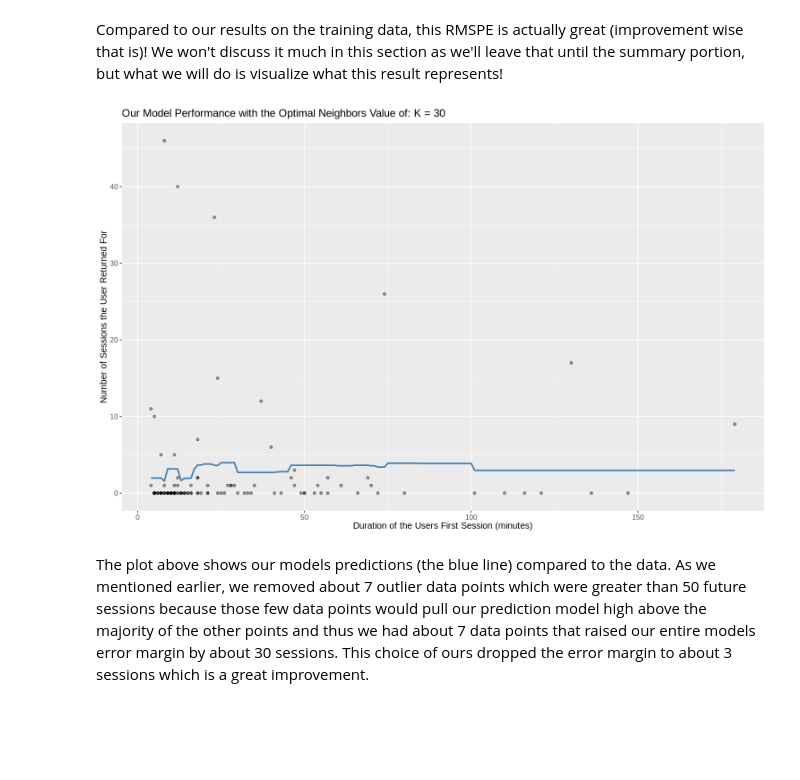
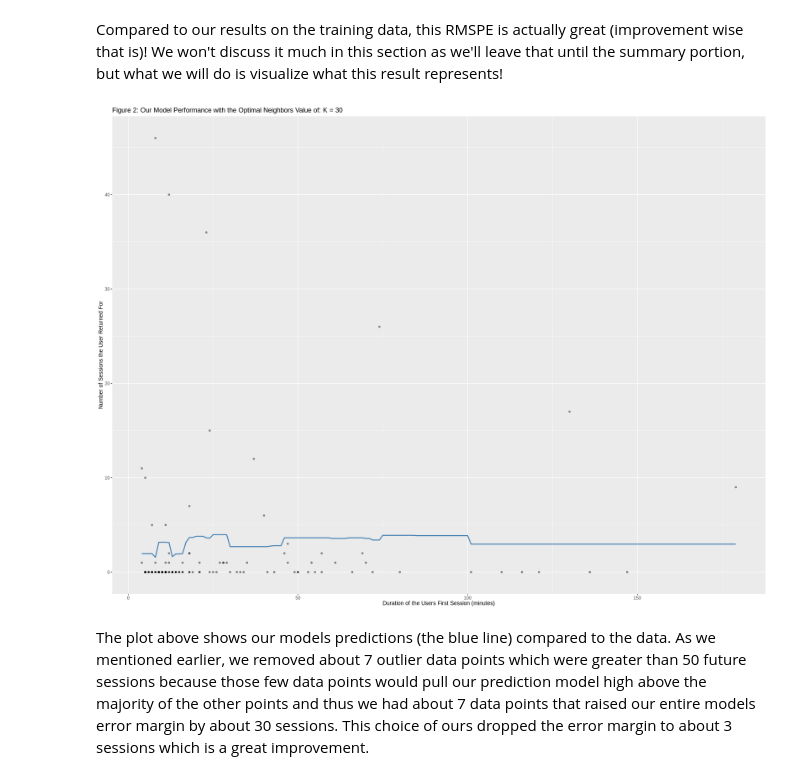
Before and after one commit to derek-m-martin/DSCI100-GroupProject, a Jupyter notebook: project_file.ipynb, the cells around one changed output. Saved outputs shown, nothing was run; the diff lists cells and outputs as text; code cells hidden in the pictures; blank space fills up the shorter version.

```diff
--- a/project_file.ipynb
+++ b/project_file.ipynb
@@ -404,30 +386,32 @@ A tibble: 1 × 3
 # %% [markdown]
 Compared to our results on the training data, this RMSPE is actually great (improvement wise that is)! We won't discuss it much in this section as we'll leave that until the summary portion, but what we will do is visualize what this result represents!
 # %%
+options(repr.plot.width = 20, repr.plot.height = 15)
+
 future_sessions_prediction_grid <- expand_grid(
     first_session_duration = seq(
         from = final_wrangled_data |> pull(first_session_duration) |> min(),
         to = final_wrangled_data |> pull(first_session_duration) |> max(), by = 1),
         subscribe = c(0, 1), experience = 0:4)
 
 plaicraft_preds <- plaicraft_fit |>
   predict(future_sessions_prediction_grid) |>
   bind_cols(future_sessions_prediction_grid)
 
 plot_final <- ggplot(final_wrangled_data, aes(x = first_session_duration, y = future_sessions_count)) +
   geom_point(alpha = 0.4) +
   geom_line(data = plaicraft_preds,
             mapping = aes(x = first_session_duration, y = .pred),
             color = "steelblue",
             linewidth = 1) +
   xlab("Duration of the Users First Session (minutes)") +
   ylab("Number of Sessions the User Returned For") +
-  ggtitle(paste0("Our Model Performance with the Optimal Neighbors Value of: K = ", kmin)) +
+  ggtitle(paste0("Figure 2: Our Model Performance with the Optimal Neighbors Value of: K = ", kmin)) +
   theme(text = element_text(size = 12))
 
 plot_final
 # %% [output]
-[figure, old version]
+[figure, new version]
 # %% [markdown]
 The plot above shows our models predictions (the blue line) compared to the data. As we mentioned earlier, we removed about 7 outlier data points which were greater than 50 future sessions because those few data points would pull our prediction model high above the majority of the other points and thus we had about 7 data points that raised our entire models error margin by about 30 sessions. This choice of ours dropped the error margin to about 3 sessions which is a great improvement.
 # %% [markdown]
```
Also changed, not shown: parts of 7 cells of this notebook.
